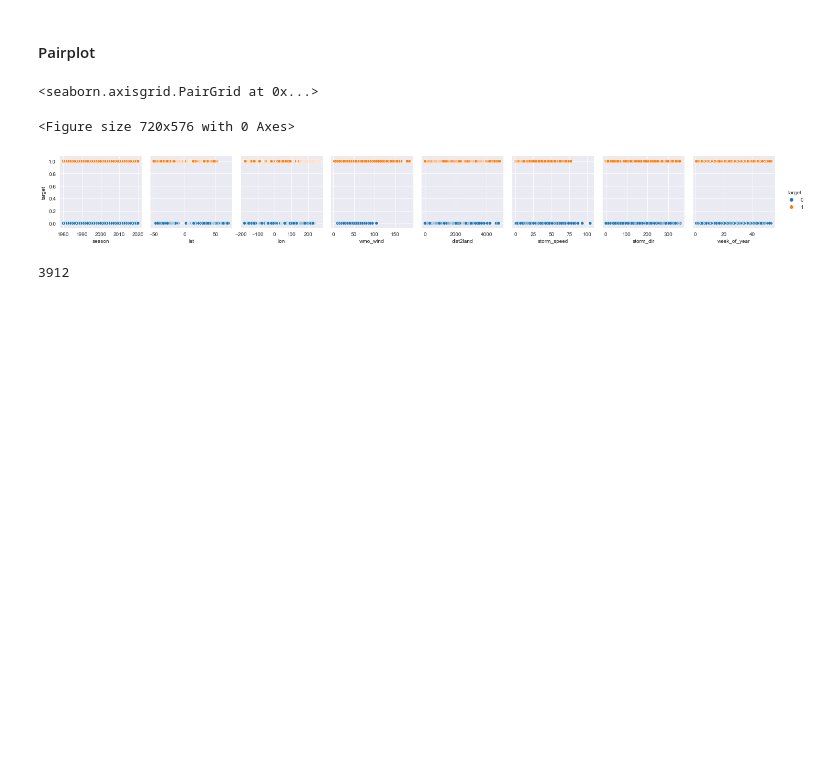
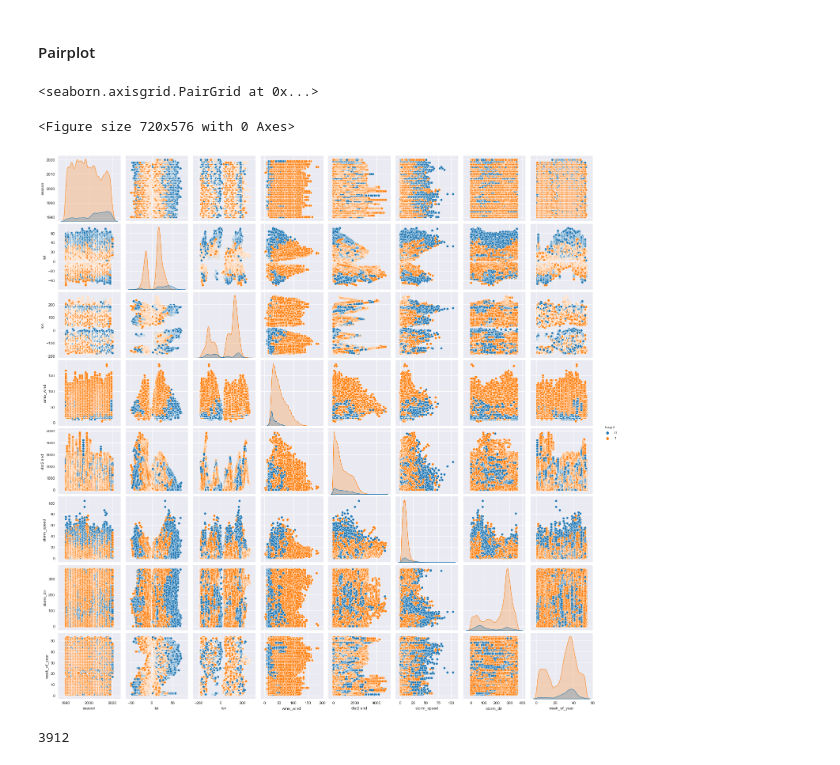
Before and after one commit to christisarv/tropical-storm-classification-project, a Jupyter notebook: Data Visualizations.ipynb, the cells around one changed output. Cells and saved outputs as stored; diff of their text form; code cells hidden in the pictures; blank space fills up the shorter version.

```diff
--- a/Data Visualizations.ipynb
+++ b/Data Visualizations.ipynb
@@ -92,10 +91,12 @@ ax.set_ylim(9,0)
 # %% [markdown]
 #### Pairplot
 # %%
-# plt.figure(figsize=(10,8))
+plt.figure(figsize=(10,8))
 
-# sns.pairplot(plot_df, hue='target', y_vars='target')
+sns.pairplot(plot_df, hue='target')
+
+plt.savefig('images/pairplot')
 # %% [output]
 <seaborn.axisgrid.PairGrid at 0x...>
 <Figure size 720x576 with 0 Axes>
-[figure, old version]
+[figure, new version]
```
Also changed, not shown: parts of 3 cells of this notebook, 1 other file.
